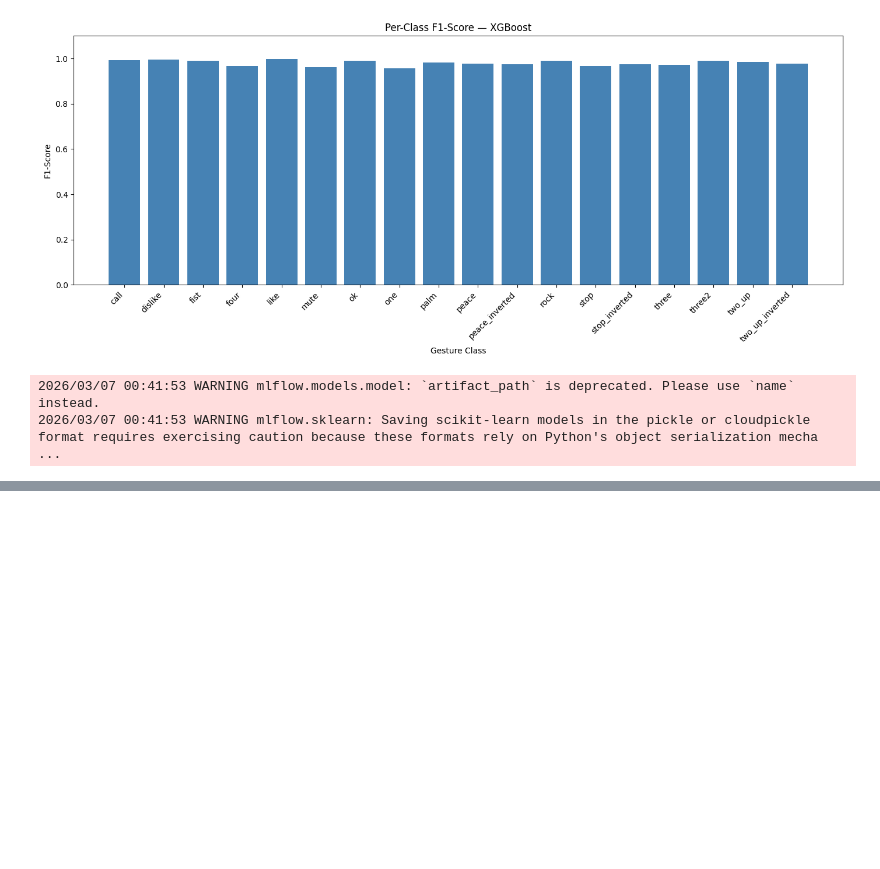
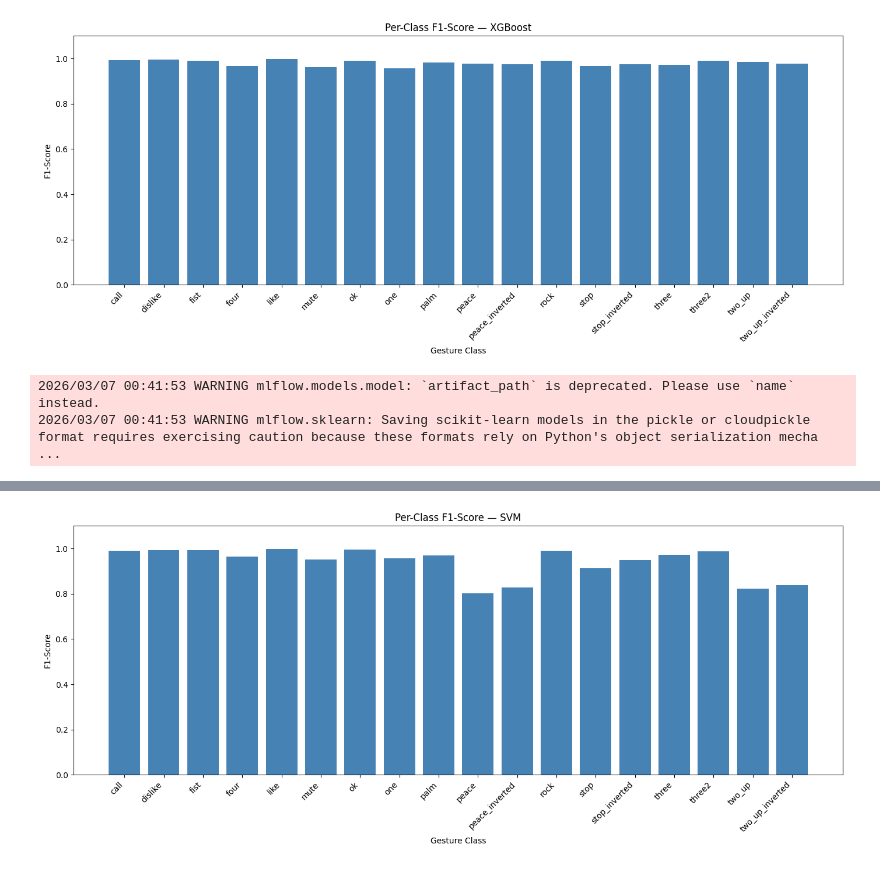
Before and after one commit to Abdelmohsenn/Hand-Gestures-Recognition-Model, a Jupyter notebook: HandGestureModel.ipynb, the cells around one changed output, grey strips where cells are left out. Cells and saved outputs as stored; diff of their text form; code cells hidden in the pictures; blank space fills up the shorter version.

```diff
--- a/HandGestureModel.ipynb
+++ b/HandGestureModel.ipynb
@@ -667,0 +711,4 @@ log_experiment(
+# %%
+plot_perclass_f1(model_name, SVCPreds, Y_test, le.classes_)
+# %% [output]
+[figure, added]
```
Also changed, not shown: parts of 6 cells of this notebook, 10 other files.
